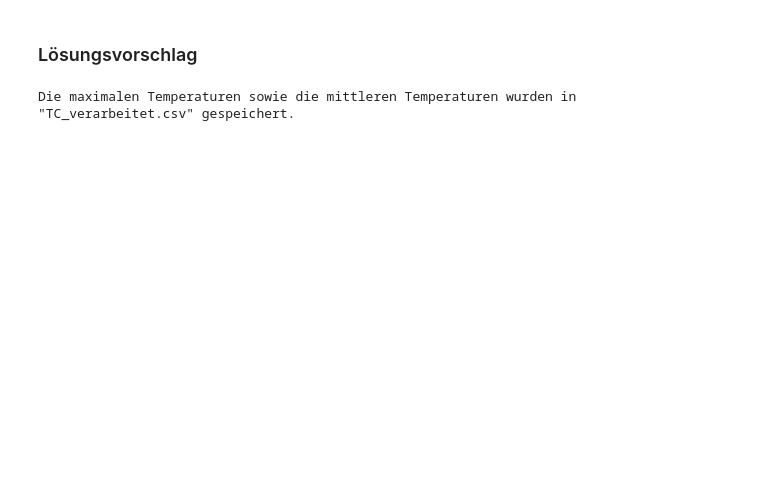
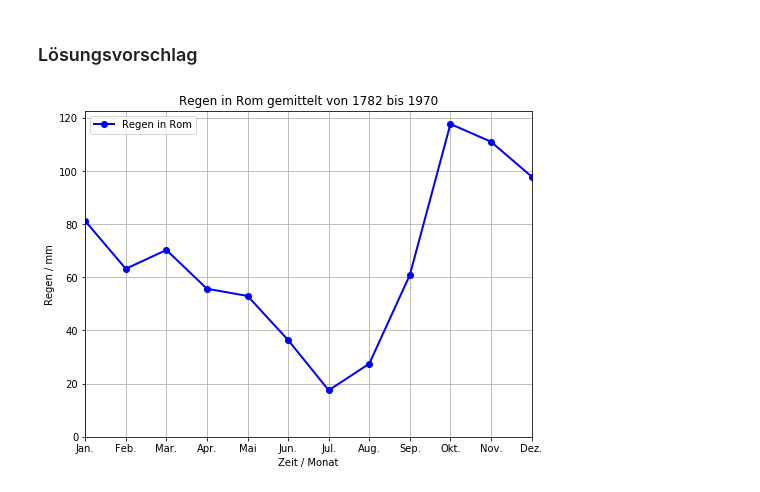
Before and after one commit to lu-kas/Vorlesung_Ingenieurinformatik, a Jupyter notebook: Content/Exercises/03_datenanalyse/02_daten_plotten/daten_plotten.ipynb, the cells around one changed output. Saved outputs shown, nothing was run; the diff lists cells and outputs as text; code cells hidden in the pictures; blank space fills up the shorter version.

```diff
--- a/Content/Exercises/03_datenanalyse/02_daten_plotten/daten_plotten.ipynb
+++ b/Content/Exercises/03_datenanalyse/02_daten_plotten/daten_plotten.ipynb
@@ -63,33 +63,36 @@ plt.show()
 # %% [markdown]
 ### Lösungsvorschlag
 # %%
-import matplotlib.pylot as plt
+import matplotlib.pyplot as plt
 
 monat = []
 regen = []
 datafile = open('niederschlag_rom.txt')
 
 # Ueberspringen der 3 Kommentarzeilen
 datafile.readline()
 datafile.readline()
 datafile.readline()
 
 # Aufteilen der Messwerte in zwei listen
 for line in datafile:
     line = line.strip('\n').split('; ')
     monat.append(float(line[0]))
     regen.append(float(line[1]))
 datafile.close()
 
+plt.figure(figsize=(8,6))
+
 # Plotten der Messwerte
 plt.plot(monat, regen, 'bo-', lw=2, label='Regen in Rom')
 plt.legend(loc=0)
 plt.grid()
 plt.xlabel('Zeit / Monat')
 plt.ylabel('Regen / mm')
-plt.title('Regen in Rom von 1782 bis 1970')
+plt.title('Regen in Rom gemittelt von 1782 bis 1970')
 plt.xlim([1,12])
-plt.xticks(x, ['Jan.','Feb.', 'Mar.', 'Apr.', 'Mai', 'Jun.', 'Jul.', 'Aug.', 'Sep.', 'Okt.', 'Nov.', 'Dez.'])
-plt.savefig('niederschlag_rom.png')
+plt.ylim(ymin=0)
+plt.xticks(monat, ['Jan.','Feb.', 'Mar.', 'Apr.', 'Mai', 'Jun.', 'Jul.', 'Aug.', 'Sep.', 'Okt.', 'Nov.', 'Dez.'])
+plt.show()
 # %% [output]
-Die maximalen Temperaturen sowie die mittleren Temperaturen wurden in "TC_verarbeitet.csv" gespeichert.
+[figure, added]
```
Also changed, not shown: parts of 1 cell of this notebook.
